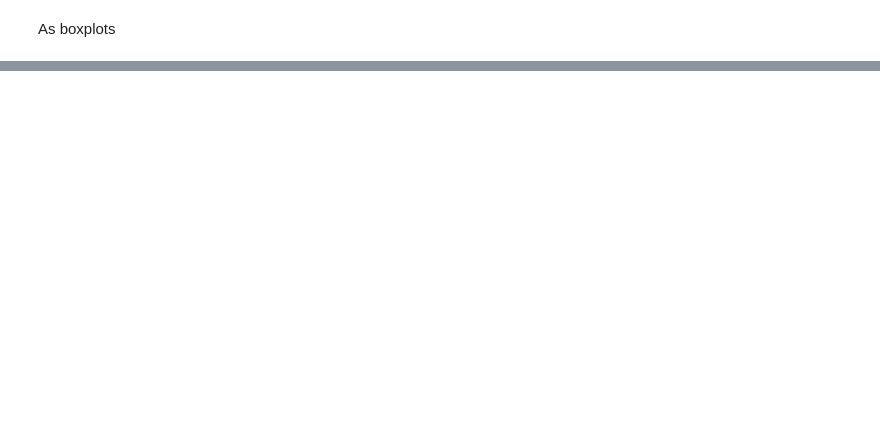
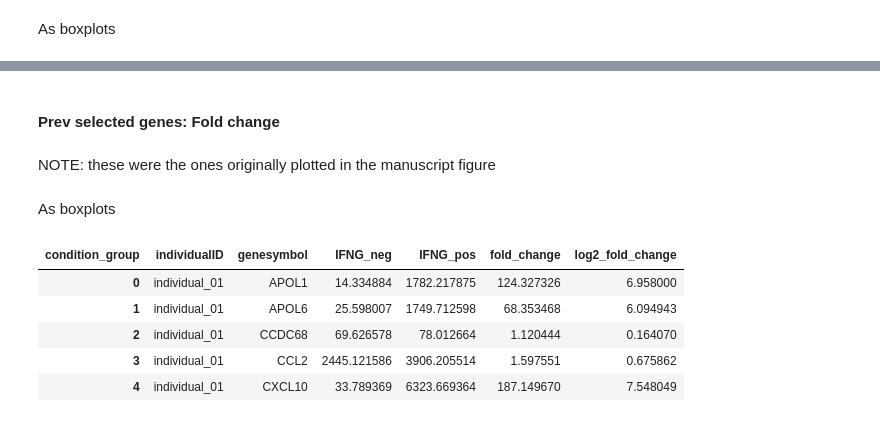
Before and after one commit to saezlab/olabisi, a Jupyter notebook: workflow/scripts/DEA/plot_DEA.ipynb, the cells around one changed output, grey strips where cells are left out. Cells and saved outputs as stored; diff of their text form; code cells hidden in the pictures; blank space fills up the shorter version.

```diff
--- a/workflow/scripts/DEA/plot_DEA.ipynb
+++ b/workflow/scripts/DEA/plot_DEA.ipynb
@@ -452 +320,5 @@ p.save(out_plots / "Fig5g_boxplot_02.pdf", width=w, height=h, limitsize=False)
 plt.close()
+# %% [markdown]
+#### **Prev selected genes: Fold change**
+# %% [markdown]
+NOTE: these were the ones originally plotted in the manuscript figure
@@ -452,0 +335,40 @@ plt.close()
+# %% [markdown]
+As boxplots
+# %%
+# get fold change
+## by individualID, IFNG+ / IFNG-
+
+## get expression
+ptab = pd.DataFrame(tmp.layers['cts.deseq2_norm'], index=tmp.obs.index,columns=tmp.var.index)
+ptab = (
+    ptab[keys].reset_index().
+    melt(id_vars=['sample_id'],var_name='genesymbol',value_name='expr'))
+## add individualID
+col_dict=tmp.obs['individualID'].to_dict()
+ptab['individualID']=ptab['sample_id'].map(col_dict)
+## add other columns
+cols=['condition_group']
+for col in cols:
+    col_dict=tmp.obs[col].to_dict()
+    ptab[col]=ptab['sample_id'].map(col_dict)
+## get fold change
+ptab = (
+    ptab
+    .groupby(["individualID", "genesymbol", "condition_group"], observed=True)["expr"]
+    .mean()
+    .reset_index()
+    .pivot(index=["individualID", "genesymbol"], columns="condition_group", values="expr")
+    .reset_index()
+)
+eps = 1e-6
+ptab["fold_change"] = (ptab["IFNG_pos"] + eps) / (ptab["IFNG_neg"] + eps)
+ptab["log2_fold_change"] = np.log2(ptab["fold_change"])
+
+ptab.head()
+# %% [output]
+| condition_group | individualID | genesymbol | IFNG_neg | IFNG_pos | fold_change | log2_fold_change |
+| 0 | individual_01 | APOL1 | 14.334884 | 1782.217875 | 124.327326 | 6.958000 |
+| 1 | individual_01 | APOL6 | 25.598007 | 1749.712598 | 68.353468 | 6.094943 |
+| 2 | individual_01 | CCDC68 | 69.626578 | 78.012664 | 1.120444 | 0.164070 |
+| 3 | individual_01 | CCL2 | 2445.121586 | 3906.205514 | 1.597551 | 0.675862 |
+| 4 | individual_01 | CXCL10 | 33.789369 | 6323.669364 | 187.149670 | 7.548049 |
```
Also changed, not shown: parts of 16 cells of this notebook, 2 other files.
